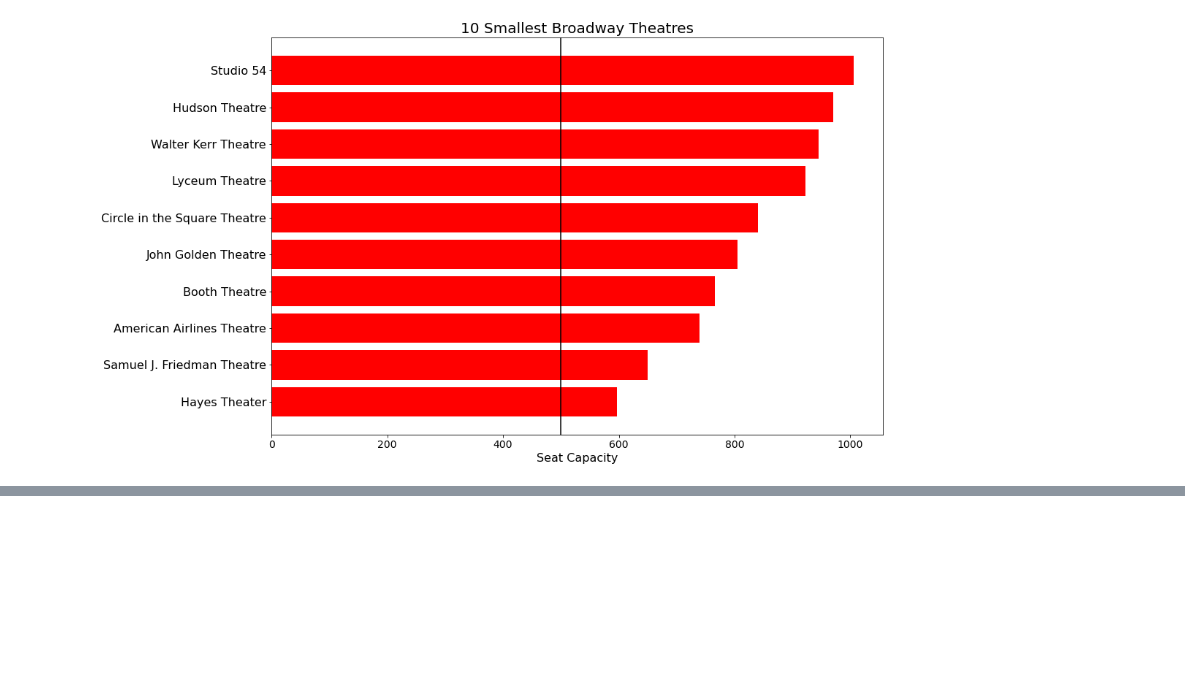
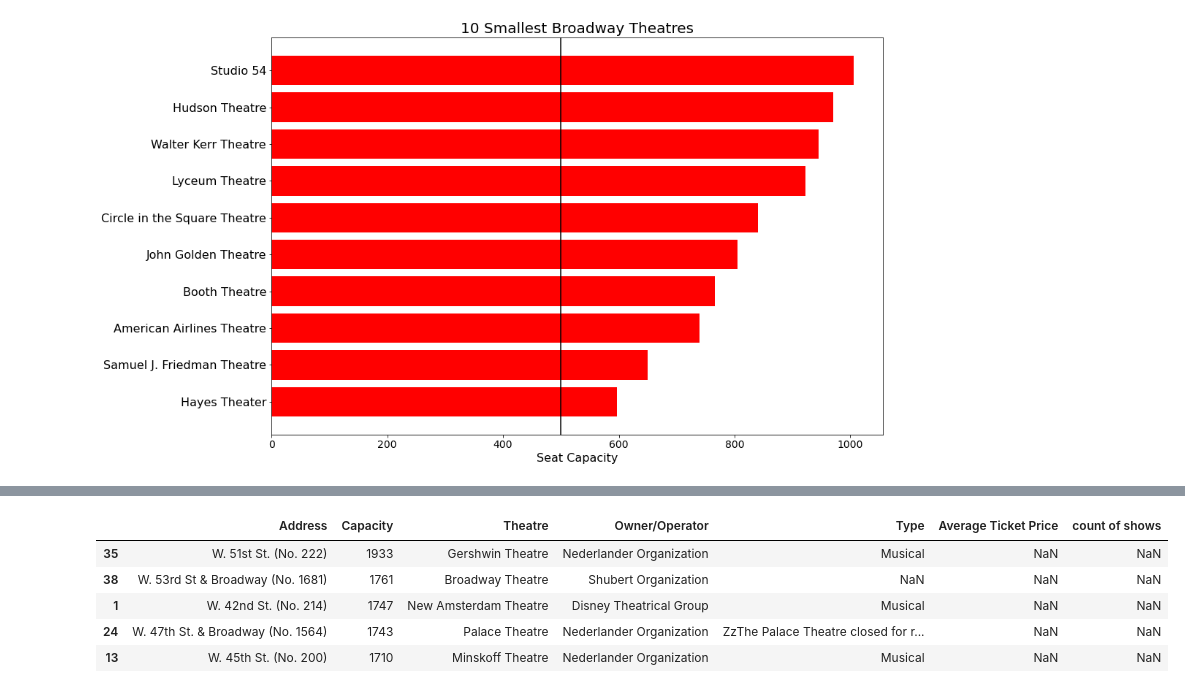
Before and after one commit to abihelvey/Broadway-Success, a Jupyter notebook: notebooks/overview_visualizations.ipynb, the cells around one changed output, grey strips where cells are left out. Saved outputs shown, nothing was run; the diff lists cells and outputs as text; code cells hidden in the pictures; blank space fills up the shorter version.

```diff
--- a/notebooks/overview_visualizations.ipynb
+++ b/notebooks/overview_visualizations.ipynb
@@ -220,0 +234,10 @@ plt.show()
+# %%
+theatres['Average Ticket Price'] = gross.groupby('Theater')['Average Ticket Price'].mean()
+theatres.head()
+# %% [output]
+|  | Address | Capacity | Theatre | Owner/Operator | Type | Average Ticket Price | count of shows |
+| 35 | W. 51st St. (No. 222) | 1933 | Gershwin Theatre | Nederlander Organization | Musical | NaN | NaN |
+| 38 | W. 53rd St & Broadway (No. 1681) | 1761 | Broadway Theatre | Shubert Organization | NaN | NaN | NaN |
+| 1 | W. 42nd St. (No. 214) | 1747 | New Amsterdam Theatre | Disney Theatrical Group | Musical | NaN | NaN |
+| 24 | W. 47th St. & Broadway (No. 1564) | 1743 | Palace Theatre | Nederlander Organization | ZzThe Palace Theatre closed for r... | NaN | NaN |
+| 13 | W. 45th St. (No. 200) | 1710 | Minskoff Theatre | Nederlander Organization | Musical | NaN | NaN |
```
Also changed, not shown: parts of 4 cells of this notebook.
